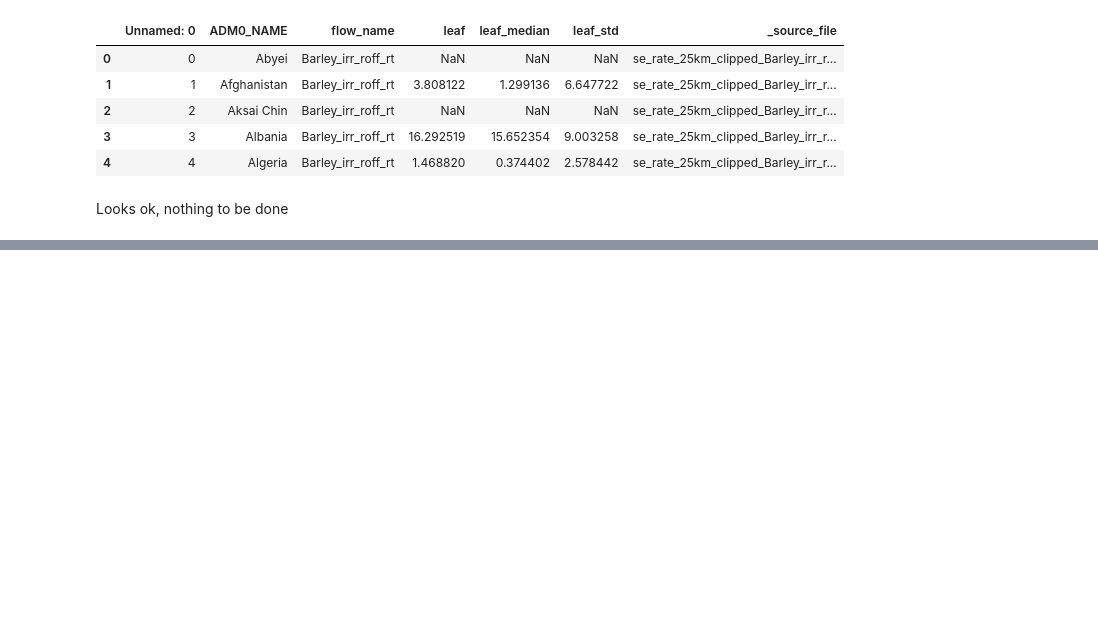
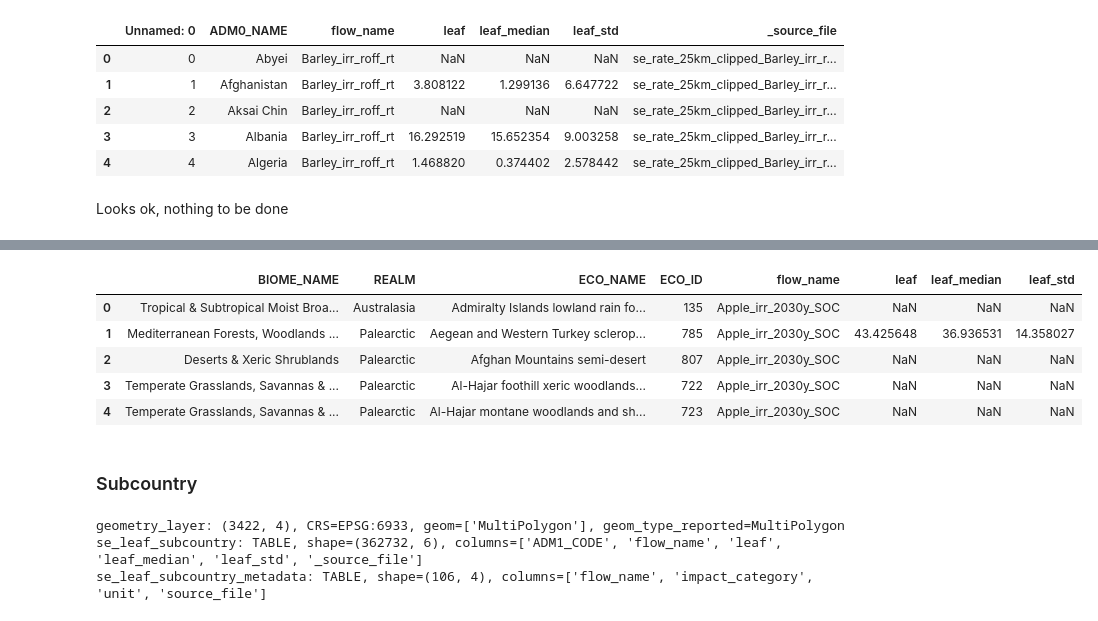
Before and after one commit to cloyolaangosto/SBTN_Test, a Jupyter notebook: LEAFs/Name_Cleaning.ipynb, the cells around one changed output, grey strips where cells are left out. Drawn from its saved outputs; the diff is of its cells as text; code cells hidden in the pictures; blank space fills up the shorter version.

```diff
--- a/LEAFs/Name_Cleaning.ipynb
+++ b/LEAFs/Name_Cleaning.ipynb
@@ -554,0 +667,2 @@ Looks ok, nothing to be done
+# %%
+soc_er_df = soc_er_gpkg_data['soc_leafs_ecoregions']
@@ -554,0 +678,13 @@ Looks ok, nothing to be done
+# %%
+soc_er_df = soc_er_df.merge(er_df, how = "left", on = "ECO_ID")
+# %%
+soc_er_df = soc_er_df[['BIOME_NAME', 'REALM', 'ECO_NAME',"ECO_ID", 'flow_name', 'leaf', 'leaf_median', 'leaf_std']]
+# %%
+soc_er_df.head()
+# %% [output]
+|  | BIOME_NAME | REALM | ECO_NAME | ECO_ID | flow_name | leaf | leaf_median | leaf_std |
+| 0 | Tropical & Subtropical Moist Broa... | Australasia | Admiralty Islands lowland rain fo... | 135 | Apple_irr_2030y_SOC | NaN | NaN | NaN |
+| 1 | Mediterranean Forests, Woodlands ... | Palearctic | Aegean and Western Turkey sclerop... | 785 | Apple_irr_2030y_SOC | 43.425648 | 36.936531 | 14.358027 |
+| 2 | Deserts & Xeric Shrublands | Palearctic | Afghan Mountains semi-desert | 807 | Apple_irr_2030y_SOC | NaN | NaN | NaN |
+| 3 | Temperate Grasslands, Savannas & ... | Palearctic | Al-Hajar foothill xeric woodlands... | 722 | Apple_irr_2030y_SOC | NaN | NaN | NaN |
+| 4 | Temperate Grasslands, Savannas & ... | Palearctic | Al-Hajar montane woodlands and sh... | 723 | Apple_irr_2030y_SOC | NaN | NaN | NaN |
@@ -554,0 +693,2 @@ Looks ok, nothing to be done
+# %% [markdown]
+### Subcountry
@@ -554,0 +698,6 @@ Looks ok, nothing to be done
+# %%
+inspect_gpkg(soil_sc_fp)
+# %% [output]
+geometry_layer: (3422, 4), CRS=EPSG:6933, geom=['MultiPolygon'], geom_type_reported=MultiPolygon
+se_leaf_subcountry: TABLE, shape=(362732, 6), columns=['ADM1_CODE', 'flow_name', 'leaf', 'leaf_median', 'leaf_std', '_source_file']
+se_leaf_subcountry_metadata: TABLE, shape=(106, 4), columns=['flow_name', 'impact_category', 'unit', 'source_file']
```
Also changed, not shown: parts of 58 cells of this notebook, 2 other files.
